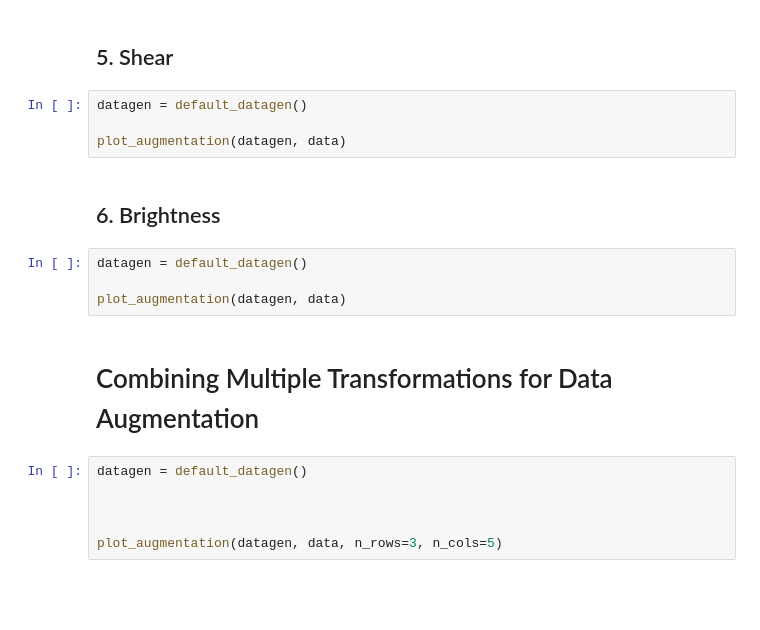
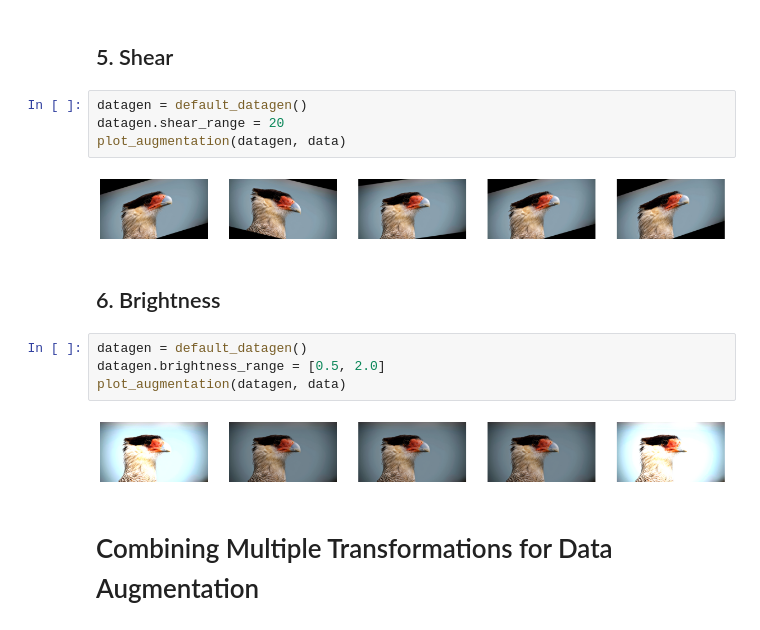
Before and after one commit to dufourpascal/stepupai, a Jupyter notebook: tutorials/data_augmentation/exploring_data_augmentation_keras.ipynb, the cells around one changed output. Saved outputs shown, nothing was run; the diff lists cells and outputs as text; blank space fills up the shorter version.

```diff
--- a/tutorials/data_augmentation/exploring_data_augmentation_keras.ipynb
+++ b/tutorials/data_augmentation/exploring_data_augmentation_keras.ipynb
@@ -84,19 +105,17 @@ plot_augmentation(datagen, data)
 ## 5. Shear
 # %%
 datagen = default_datagen()
-
+datagen.shear_range = 20
 plot_augmentation(datagen, data)
+# %% [output]
+[figure, added]
 # %% [markdown]
 ## 6. Brightness
 # %%
 datagen = default_datagen()
-
+datagen.brightness_range = [0.5, 2.0]
 plot_augmentation(datagen, data)
+# %% [output]
+[figure, added]
 # %% [markdown]
 # Combining Multiple Transformations for Data Augmentation
-# %%
-datagen = default_datagen()
-
-
-
-plot_augmentation(datagen, data, n_rows=3, n_cols=5)
```
Also changed, not shown: parts of 9 cells of this notebook.
